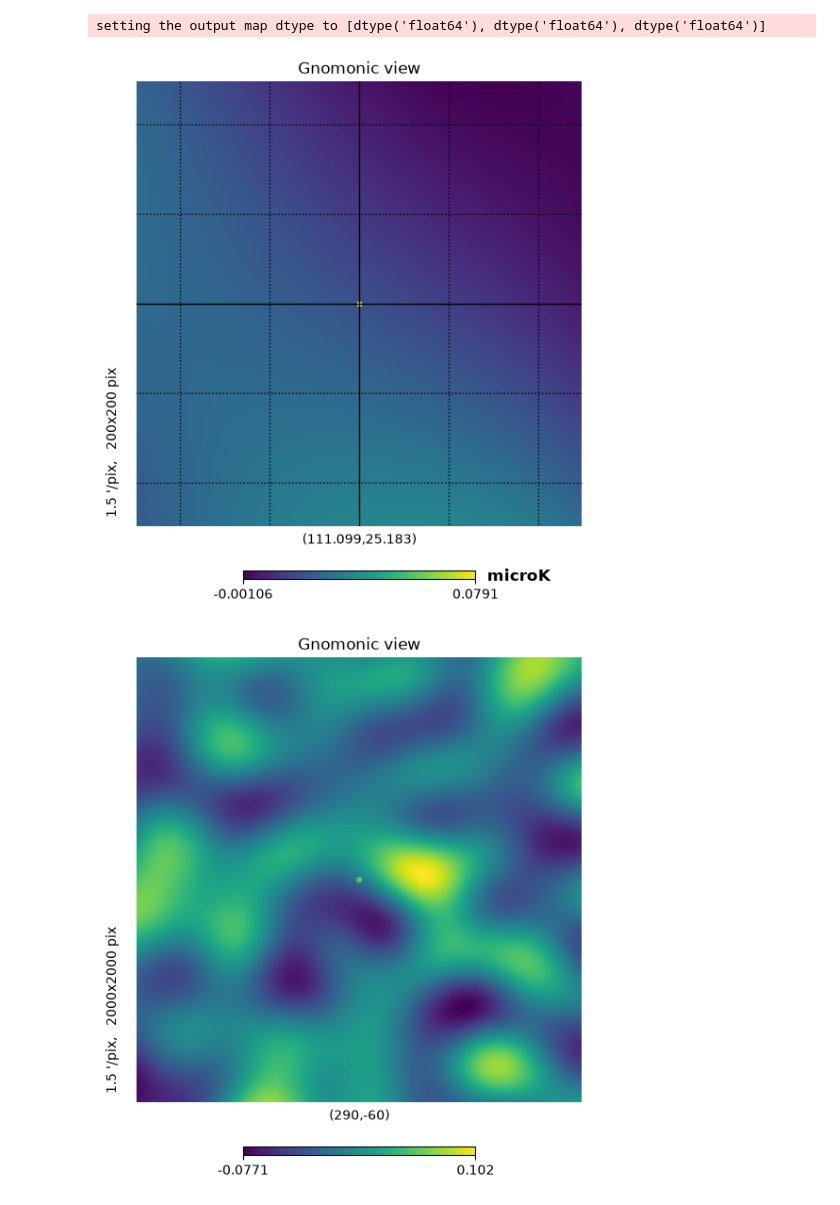
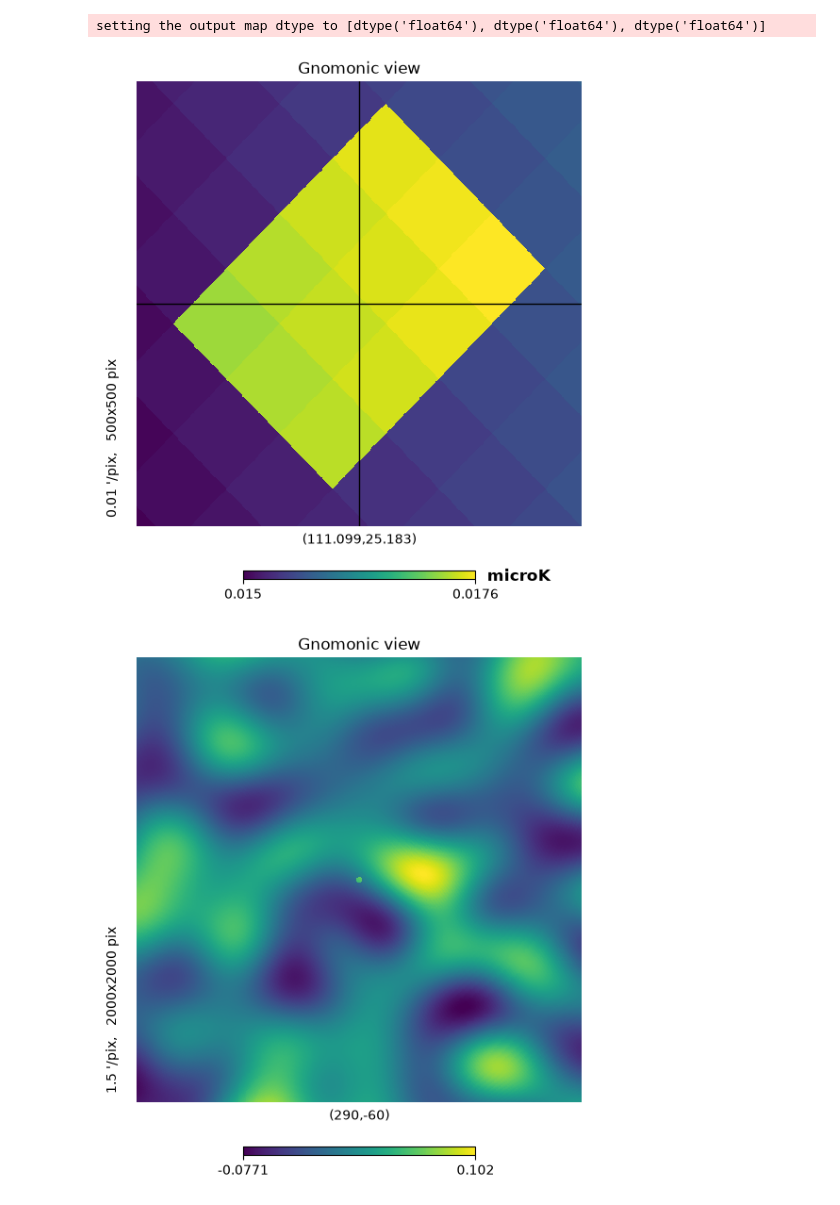
Before and after one commit to henry-e-n/SO_PointingReqs, a Jupyter notebook: sim_sky_maps/make_sim_maps.ipynb, the cells around one changed output. Cells and saved outputs as stored; diff of their text form; code cells hidden in the pictures.

```diff
--- a/sim_sky_maps/make_sim_maps.ipynb
+++ b/sim_sky_maps/make_sim_maps.ipynb
@@ -19,6 +19,7 @@ from astropy.coordinates import SkyCoord
 
 # Define the output directory for the maps
 this_dir = os.path.dirname(os.path.abspath("make_sim_maps.ipynb"))
+this_dir = "/cephfs/soukdata/user_data/henachman/sim_sky_maps/"
 out_dir = os.path.join(this_dir, "PS_maps", "blank_maps")
 out_dir = os.path.join(this_dir, "mars_map")
 if not os.path.exists(out_dir):
@@ -27,11 +28,11 @@ if not os.path.exists(out_dir):
 # Matplotlib settings
 # matplotlib.style.use('/shared_home/henachman/.matplotlib/stylelib/HNCustomMono.mplstyle')
 
-lat_fwhm = 2*u.arcmin
+lat_fwhm = 2.2*u.arcmin
 # Define the coordinates of the point source in sky coordinates
 ra = 111.0992*u.deg
 dec = 25.1832*u.deg
-source_size = (2*u.arcmin).to(u.rad) # point sources for lat are around 1-12 arcmin
+source_size = (1*u.arcmin).to(u.rad) # point sources for lat are around 1-12 arcmin
 
 # Extract values in degrees
 lon = ra
@@ -111,10 +112,10 @@ vec = hp.ang2vec(lon.value, lat.value, lonlat=True)
 
 # Convert the sky coordinates to pixel indices in the HEALPix map
 # Find the indices of all the pixels within x degrees of that point
-pixel_inds = hp.query_disc(nside, vec=vec, radius=source_size.value, nest=True)
+pixel_inds = hp.query_disc(nside, vec=vec, radius=source_size.value, nest=True, inclusive=True)
 # Add a point source to the map at the specified pixel index
 print(pixel_inds.size//2)
-output_map[0, pixel_inds] += 6e-2  # Add a point source with an amplitude of 1 microK
+output_map[0, pixel_inds] += 2e-3  # Add a point source with an amplitude of 1 microK
 # Save the updated map with the point source to a new FITS file
 hp.mollview(output_map[0], title="Map with Point Source", unit="microK", nest=True, coord=["C"])
 # %% [output]
@@ -129,10 +130,10 @@ hp.write_map(output_file_with_source, output_map, nest=True, overwrite=True)
 setting the output map dtype to [dtype('float64'), dtype('float64'), dtype('float64')]
 # %%
 # Convert the vector in theta phi to lon lat
-hp.gnomview(output_map[0], rot=[lon.value, lat.value], unit="microK", xsize=200, nest=True)
+hp.gnomview(output_map[0], rot=[lon.value, lat.value], unit="microK", xsize=500, reso=0.01, nest=True)
 hp.graticule()
 # %% [output]
-[figure, old version]
+[figure, new version]
 # %%
 loaded_map = hp.read_map(output_file_with_source, nest=True)
 hp.gnomview(loaded_map, rot=[lon.value, lat.value], xsize=2000, nest=True)
```
Also changed, not shown: parts of 2 cells of this notebook, 3 other files.
